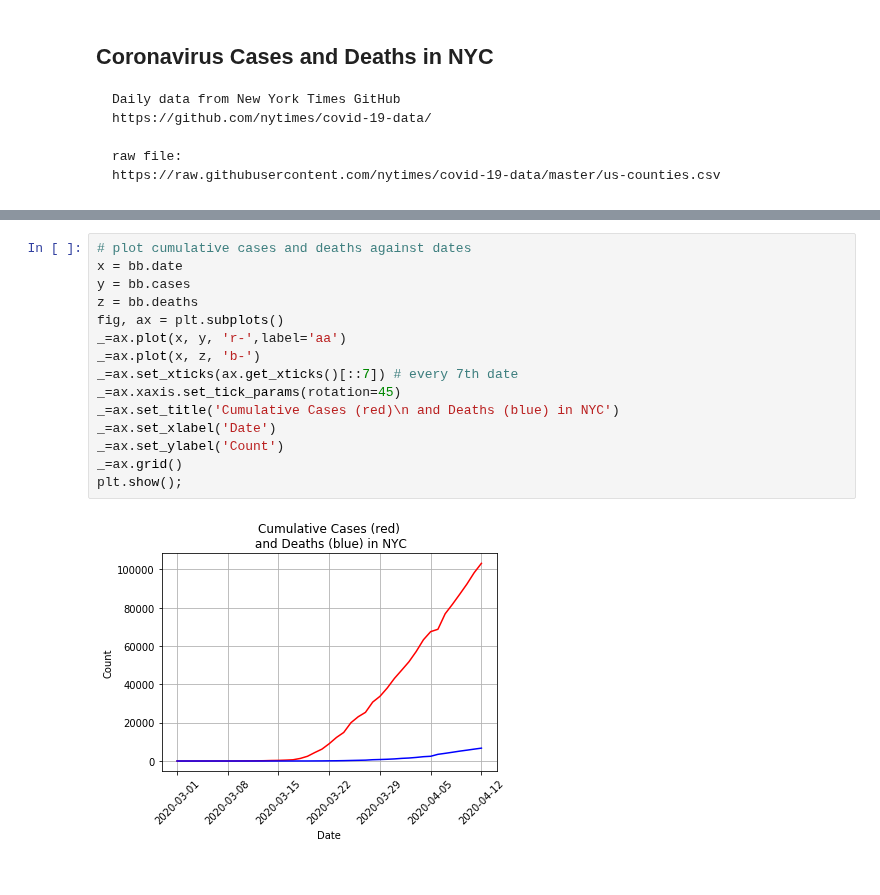
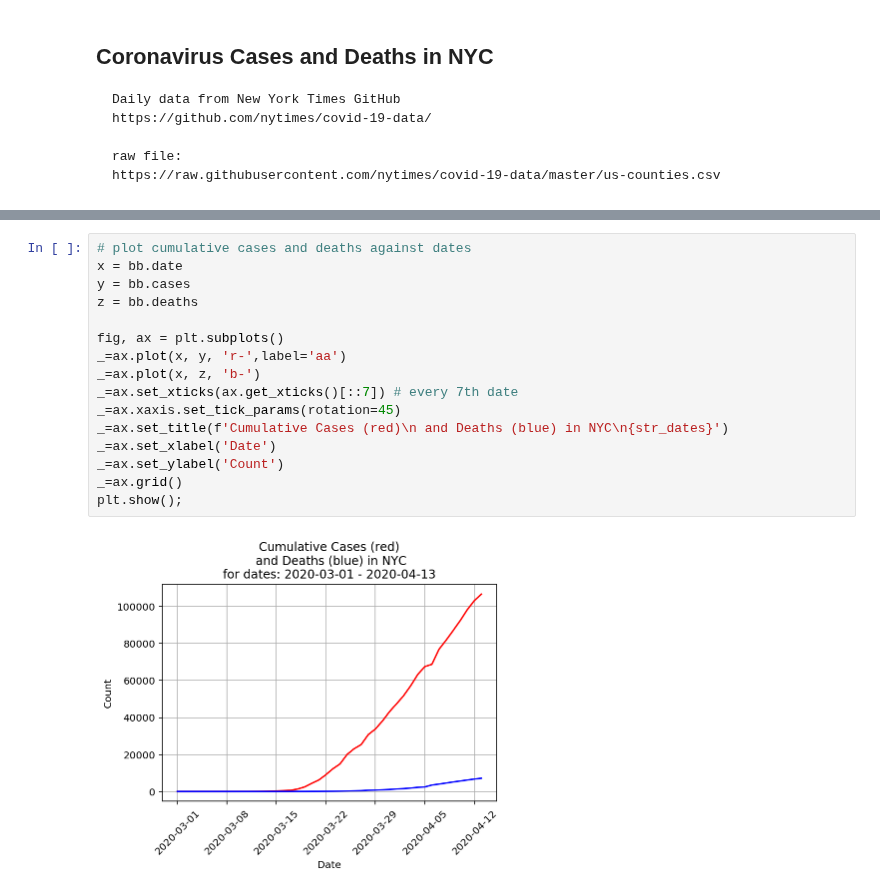
Before and after one commit to lselector/notebooks, a Jupyter notebook: cases_NYC.ipynb, the cells around one changed output, grey strips where cells are left out. Saved outputs shown, nothing was run; the diff lists cells and outputs as text.

```diff
--- a/cases_NYC.ipynb
+++ b/cases_NYC.ipynb
@@ -39,20 +49,21 @@ bb: len=43, cols=['date', 'cases', 'deaths']
 # %%
 # plot cumulative cases and deaths against dates
 x = bb.date
 y = bb.cases
 z = bb.deaths
+
 fig, ax = plt.subplots()
 _=ax.plot(x, y, 'r-',label='aa')
 _=ax.plot(x, z, 'b-')
 _=ax.set_xticks(ax.get_xticks()[::7]) # every 7th date
 _=ax.xaxis.set_tick_params(rotation=45)
-_=ax.set_title('Cumulative Cases (red)\n and Deaths (blue) in NYC')
+_=ax.set_title(f'Cumulative Cases (red)\n and Deaths (blue) in NYC\n{str_dates}')
 _=ax.set_xlabel('Date')
 _=ax.set_ylabel('Count')
 _=ax.grid()
 plt.show();
 # %% [output]
-[figure, old version]
+[figure, new version]
 # %%
 # add columns for daily increments
 cc = bb.copy()
```
Also changed, not shown: parts of 5 cells of this notebook.
